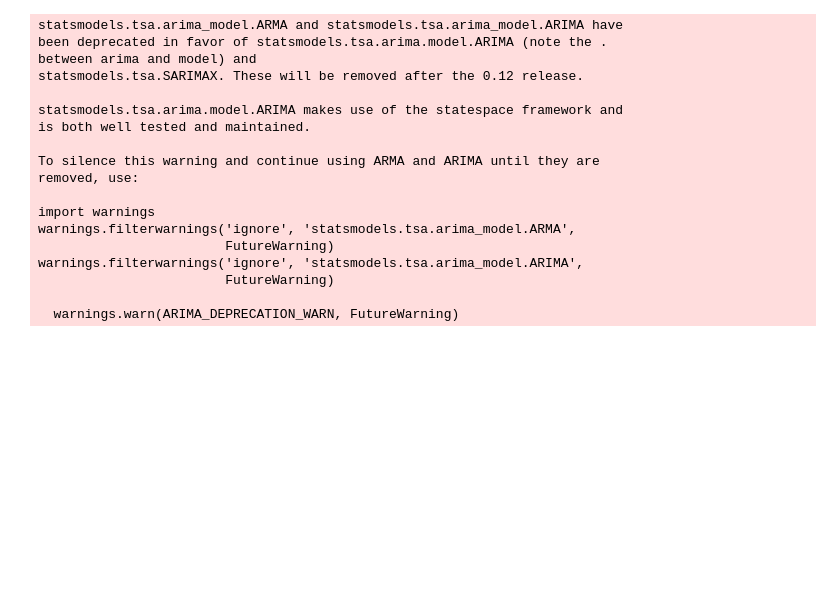
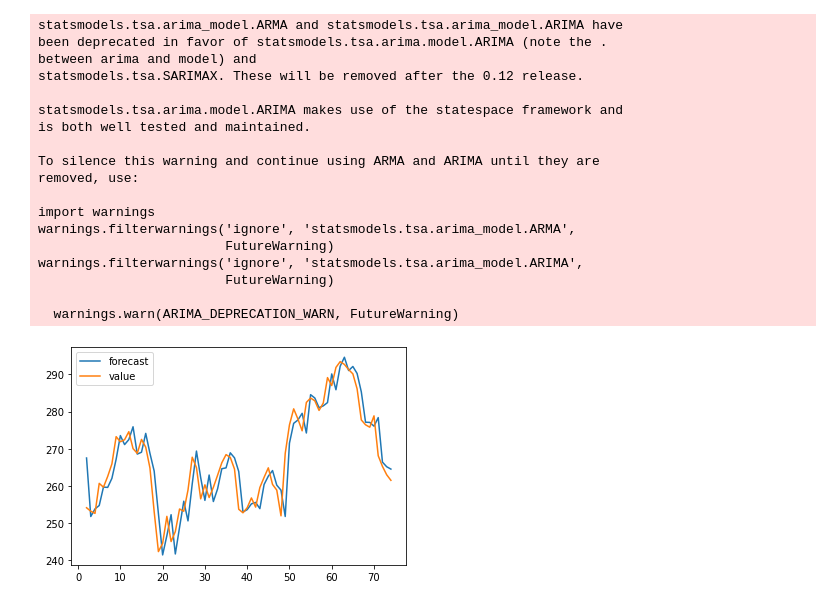
Before and after one commit to Yakushev2022/Time-series, a Jupyter notebook: Models/ARIMA/stock_ARIMA.ipynb, the cells around one changed output. Drawn from its saved outputs; the diff is of its cells as text; code cells hidden in the pictures; blank space fills up the shorter version.

```diff
--- a/Models/ARIMA/stock_ARIMA.ipynb
+++ b/Models/ARIMA/stock_ARIMA.ipynb
@@ -229,3 +229,8 @@ warnings.filterwarnings('ignore', 'statsmodels.tsa.arima_model.ARIMA',
                         FutureWarning)
 
   warnings.warn(ARIMA_DEPRECATION_WARN, FutureWarning)
+# %%
+model.plot_predict(dynamic=False)
+plt.show()
+# %% [output]
+[figure, added]
```
Also changed, not shown: parts of 2 cells of this notebook.
